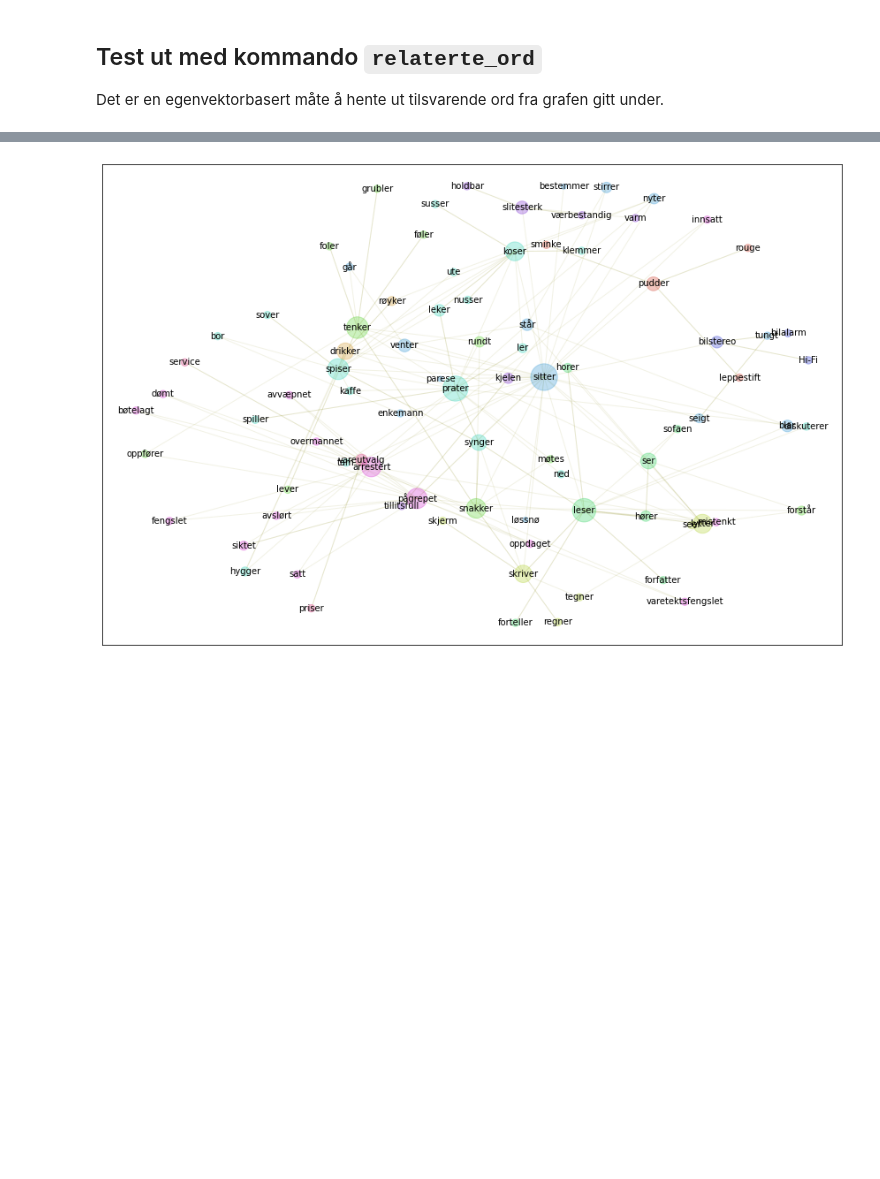
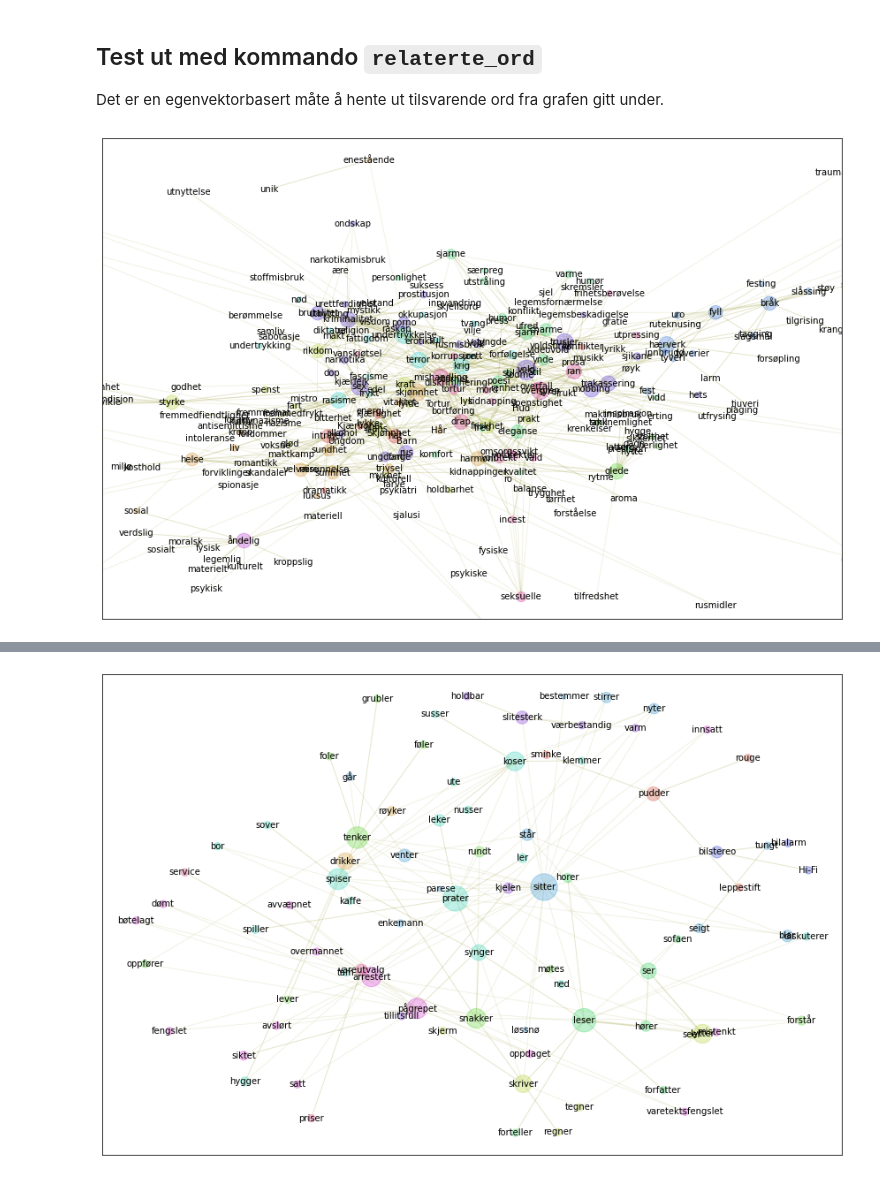
Before and after one commit to Yoonsen/Miscellaneous-Notebooks, a Jupyter notebook: Galakser som embedding/Galakser som embedding.ipynb, the cells around one changed output, grey strips where cells are left out. Saved outputs shown, nothing was run; the diff lists cells and outputs as text; code cells hidden in the pictures; blank space fills up the shorter version.

```diff
--- a/Galakser som embedding/Galakser som embedding.ipynb
+++ b/Galakser som embedding/Galakser som embedding.ipynb
@@ -49,4 +47,8 @@ def cliques_for(w, cutoff = 12, lang = 'nob'):
             res = c[x]
     return res
 # %%
-g = nb.make_graph('vold', cutoff = 20)
+g = nb.make_graph('vold, skjønnhet', cutoff = 16)
+# %%
+gnl.show_graph(g, fontsize=10, spread = 0.6)
+# %% [output]
+[figure, added]
```
Also changed, not shown: parts of 4 cells of this notebook.
